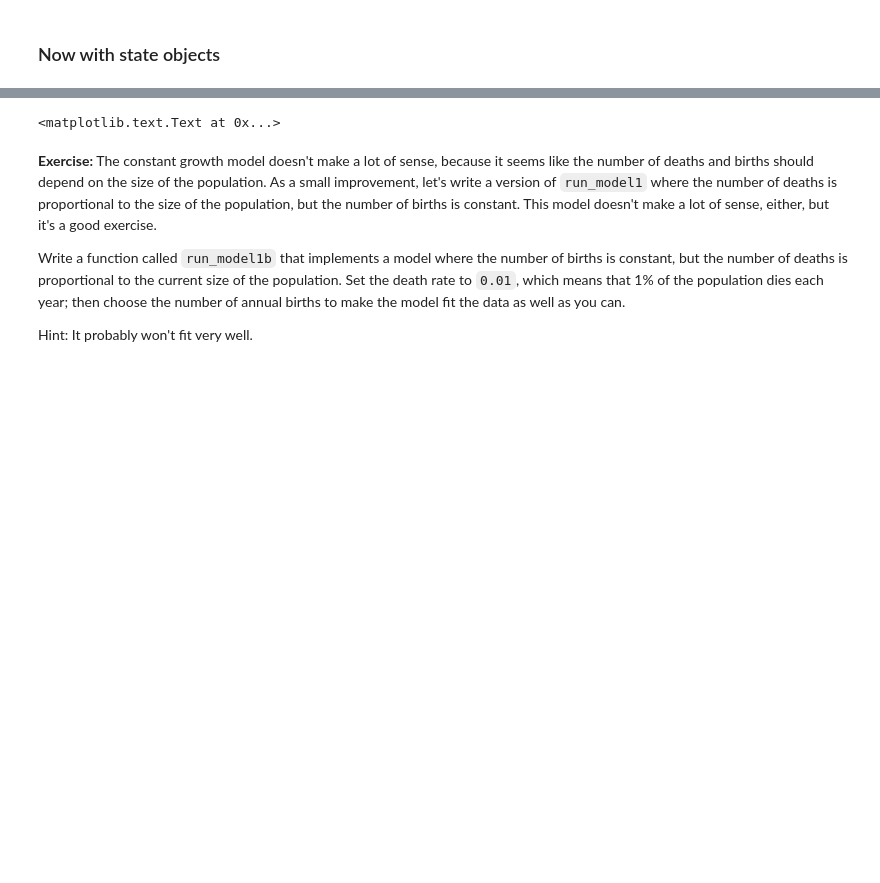
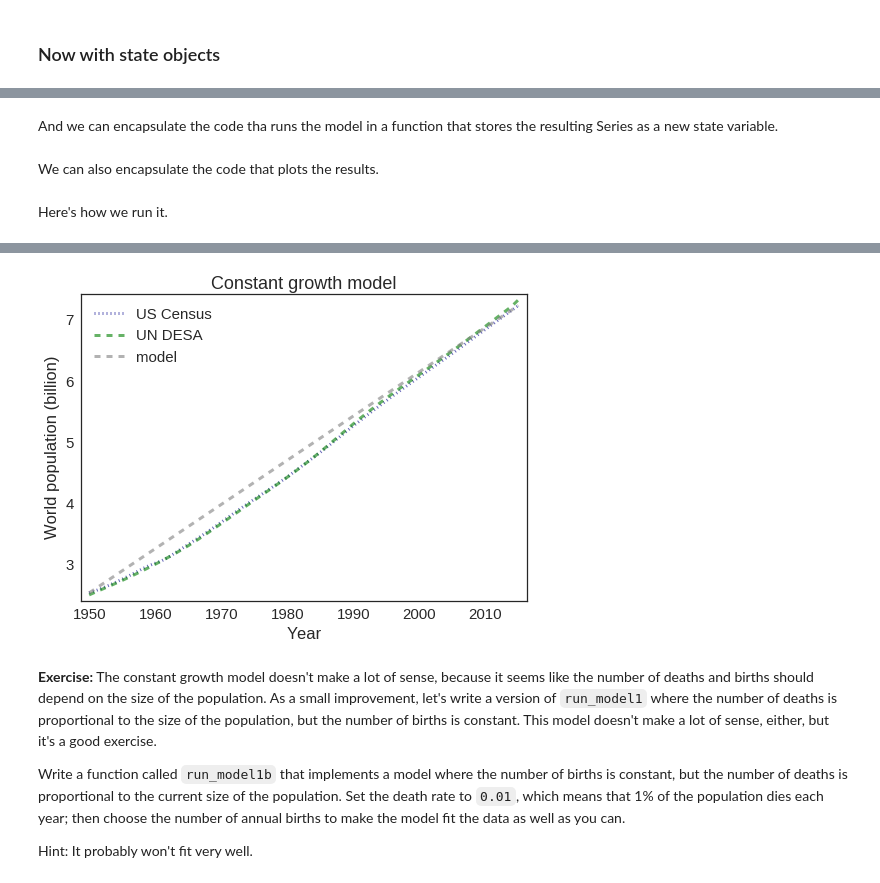
Before and after one commit to AllenDowney/ModSimPy, a Jupyter notebook: code/chap03.ipynb, the cells around one changed output, grey strips where cells are left out. Cells and saved outputs as stored; diff of their text form; code cells hidden in the pictures; blank space fills up the shorter version.

```diff
--- a/code/chap03.ipynb
+++ b/code/chap03.ipynb
@@ -216,18 +292,0 @@ Note: Make sure your model starts in 1950, even though the estimated annual grow
-# %%
-# Solution
-
-first_year = 1970
-last_year = census.index[-1]
-total_growth = census[last_year] - census[first_year]
-elapsed_time = last_year - first_year
-annual_growth = total_growth / elapsed_time
-
-model = Series([])
-model[1950] = census[1950] - 0.45
-for year in arange(1951, 2016):
-    model[year] = model[year-1] + annual_growth
-
-newfig()
-plot_estimates(table2)
-plot(model, '--', color='gray', label='model')
-decorate(xlabel='Year', ylabel='World population (billion)')
@@ -245,8 +307,10 @@ annual_growth = total_growth / elapsed_time
 # %%
 state = State(t0=t0,
               t_end=t_end,
-              init=census[t0],
+              p0=census[t0],
               annual_growth=annual_growth)
+# %% [markdown]
+And we can encapsulate the code tha runs the model in a function that stores the resulting Series as a new state variable.
 # %%
 def run_model1(state):
     """Runs the constant growth model.
@@ -256,12 +320,14 @@ def run_model1(state):
     state: State object
     """
     model = Series([])
-    model[state.t0] = state.init
-    for year in arange(state.t0+1, state.t_end+1):
-        model[year] = model[year-1] + state.annual_growth
+    model[state.t0] = state.p0
+    for year in arange(state.t0, state.t_end):
+        model[year+1] = model[year] + state.annual_growth
     state.model = model
+# %% [markdown]
+We can also encapsulate the code that plots the results.
 # %%
-def plot_model(state):
+def plot_model(state, title=None):
     """Plot the estimates and the model.
 
     state: State object with a state variable `model`
@@ -270,9 +336,11 @@ def plot_model(state):
     plot_estimates(table2)
     plot(state.model, '--', color='gray', label='model')
     decorate(xlabel='Year',
-             ylabel='World population (billion)')
+             ylabel='World population (billion)',
+             title=title)
+# %% [markdown]
+Here's how we run it.
 # %%
 run_model1(state)
-plot_model(state)
-title('Constant growth model')
+plot_model(state, title='Constant growth model')
 # %% [output]
@@ -281,4 +347,4 @@ title('Constant growth model')
-<matplotlib.text.Text at 0x...>
+[figure, added]
 # %% [markdown]
 **Exercise:** The constant growth model doesn't make a lot of sense, because it seems like the number of deaths and births should depend on the size of the population.  As a small improvement, let's write a version of `run_model1` where the number of deaths is proportional to the size of the population, but the number of births is constant.  This model doesn't make a lot of sense, either, but it's a good exercise.
 
```
Also changed, not shown: parts of 113 cells of this notebook, 1 other file.
